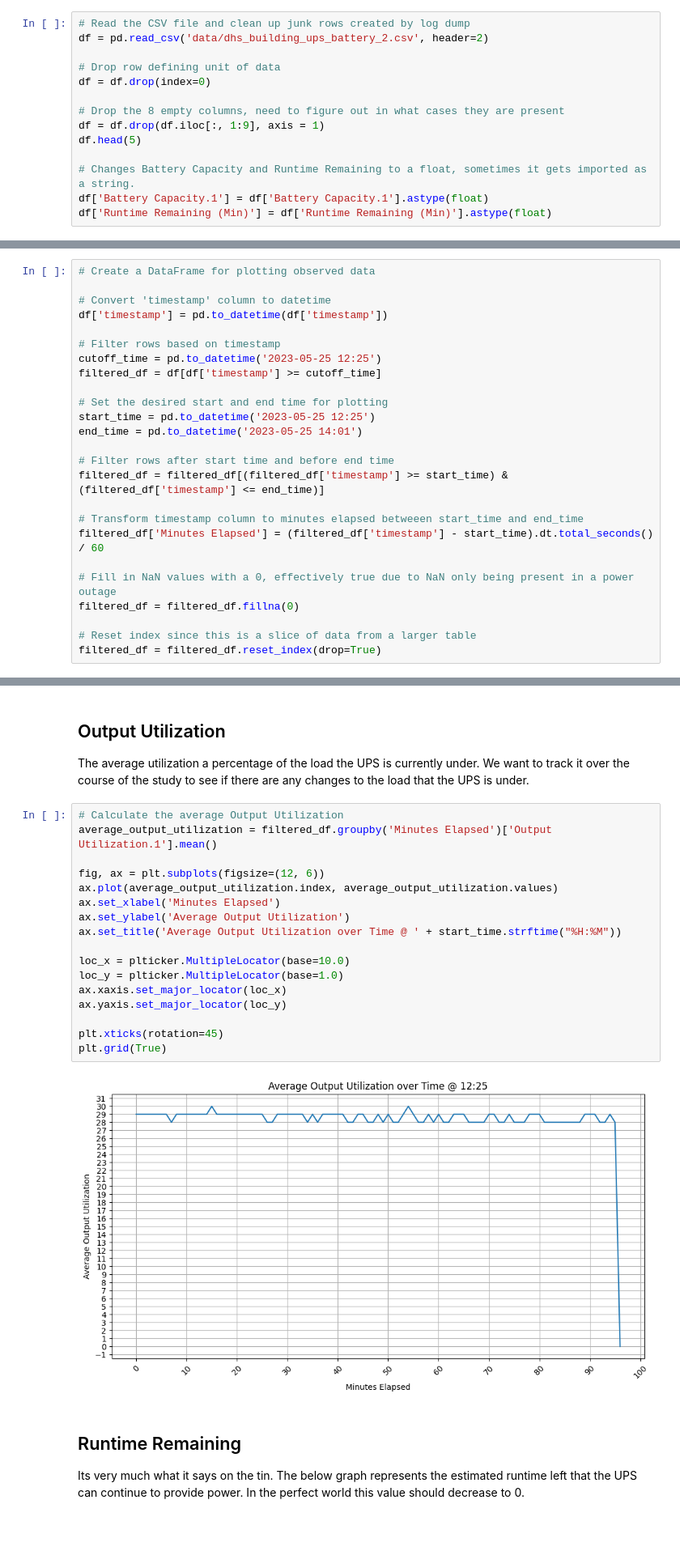
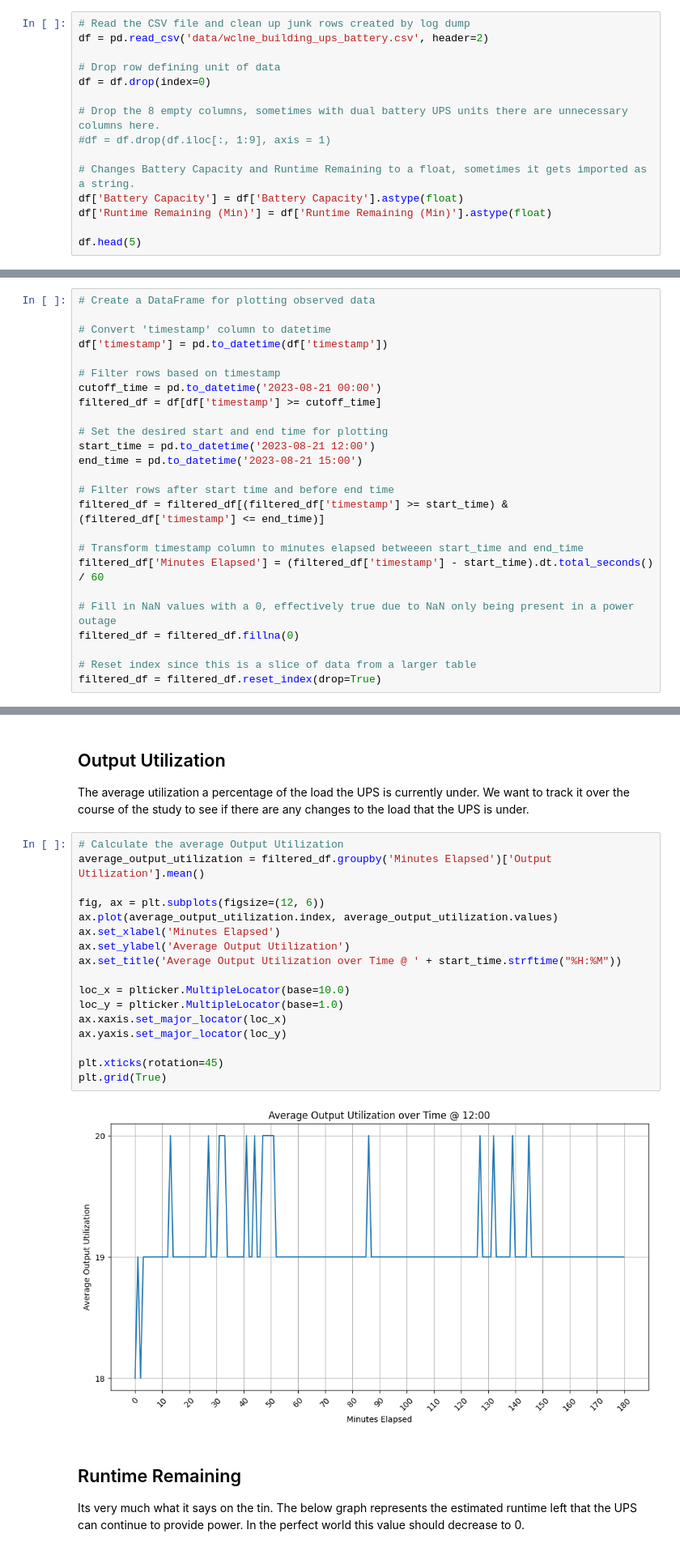
Before and after one commit to DevonCasey/UPSDataVis, a Jupyter notebook: ups_data.ipynb, the cells around one changed output, grey strips where cells are left out. Shown at 81% size. Saved outputs shown, nothing was run; the diff lists cells and outputs as text; blank space fills up the shorter version.

```diff
--- a/ups_data.ipynb
+++ b/ups_data.ipynb
@@ -16,15 +16,16 @@ from sklearn.metrics import mean_squared_error, r2_score
 from pprint import pprint
 # %%
 # Read the CSV file and clean up junk rows created by log dump
-df = pd.read_csv('data/dhs_building_ups_battery_2.csv', header=2)
+df = pd.read_csv('data/wclne_building_ups_battery.csv', header=2)
 
 # Drop row defining unit of data
 df = df.drop(index=0)
 
-# Drop the 8 empty columns, need to figure out in what cases they are present
-df = df.drop(df.iloc[:, 1:9], axis = 1)
-df.head(5)
+# Drop the 8 empty columns, sometimes with dual battery UPS units there are unnecessary columns here.
+#df = df.drop(df.iloc[:, 1:9], axis = 1)
 
 # Changes Battery Capacity and Runtime Remaining to a float, sometimes it gets imported as a string.
-df['Battery Capacity.1'] = df['Battery Capacity.1'].astype(float)
+df['Battery Capacity'] = df['Battery Capacity'].astype(float)
 df['Runtime Remaining (Min)'] = df['Runtime Remaining (Min)'].astype(float)
+
+df.head(5)
@@ -38,12 +46,12 @@ Data needs to be typed properly. The timestamp column is just a string that repr
 df['timestamp'] = pd.to_datetime(df['timestamp'])
 
 # Filter rows based on timestamp
-cutoff_time = pd.to_datetime('2023-05-25 12:25')
+cutoff_time = pd.to_datetime('2023-08-21 00:00')
 filtered_df = df[df['timestamp'] >= cutoff_time]
 
 # Set the desired start and end time for plotting
-start_time = pd.to_datetime('2023-05-25 12:25')
-end_time = pd.to_datetime('2023-05-25 14:01')
+start_time = pd.to_datetime('2023-08-21 12:00')
+end_time = pd.to_datetime('2023-08-21 15:00')
 
 # Filter rows after start time and before end time
 filtered_df = filtered_df[(filtered_df['timestamp'] >= start_time) & (filtered_df['timestamp'] <= end_time)]
@@ -96,23 +104,23 @@ predicted_r2 = r2_score(prediction_df['Runtime Remaining (Min)'], predicted_drai
 The average utilization a percentage of the load the UPS is currently under. We want to track it over the course of the study to see if there are any changes to the load that the UPS is under.
 # %%
 # Calculate the average Output Utilization
-average_output_utilization = filtered_df.groupby('Minutes Elapsed')['Output Utilization.1'].mean()
+average_output_utilization = filtered_df.groupby('Minutes Elapsed')['Output Utilization'].mean()
 
 fig, ax = plt.subplots(figsize=(12, 6))
 ax.plot(average_output_utilization.index, average_output_utilization.values)
 ax.set_xlabel('Minutes Elapsed')
 ax.set_ylabel('Average Output Utilization')
 ax.set_title('Average Output Utilization over Time @ ' + start_time.strftime("%H:%M"))
 
 loc_x = plticker.MultipleLocator(base=10.0)
 loc_y = plticker.MultipleLocator(base=1.0)
 ax.xaxis.set_major_locator(loc_x)
 ax.yaxis.set_major_locator(loc_y)
 
 plt.xticks(rotation=45)
 plt.grid(True)
 # %% [output]
-[figure, old version]
+[figure, new version]
 # %% [markdown]
 ## Runtime Remaining
 Its very much what it says on the tin. The below graph represents the estimated runtime left that the UPS can continue to provide power. In the perfect world this value should decrease to 0.
```
Also changed, not shown: parts of 6 cells of this notebook.
